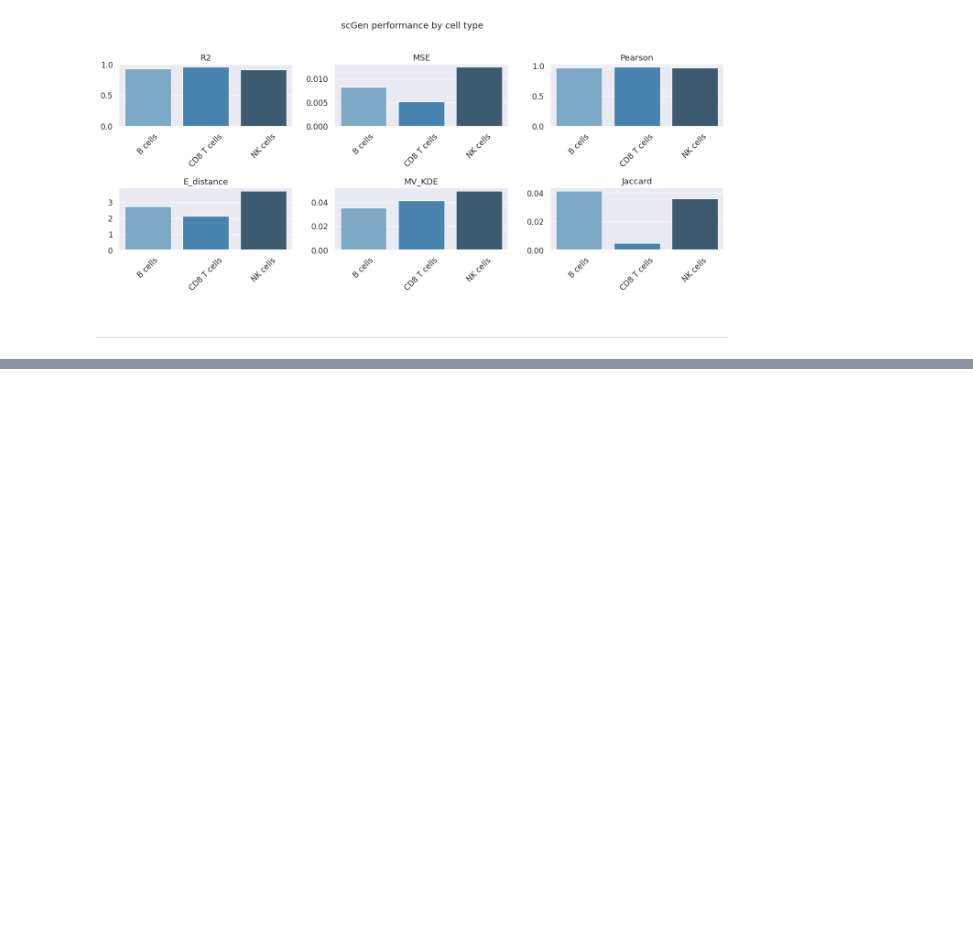
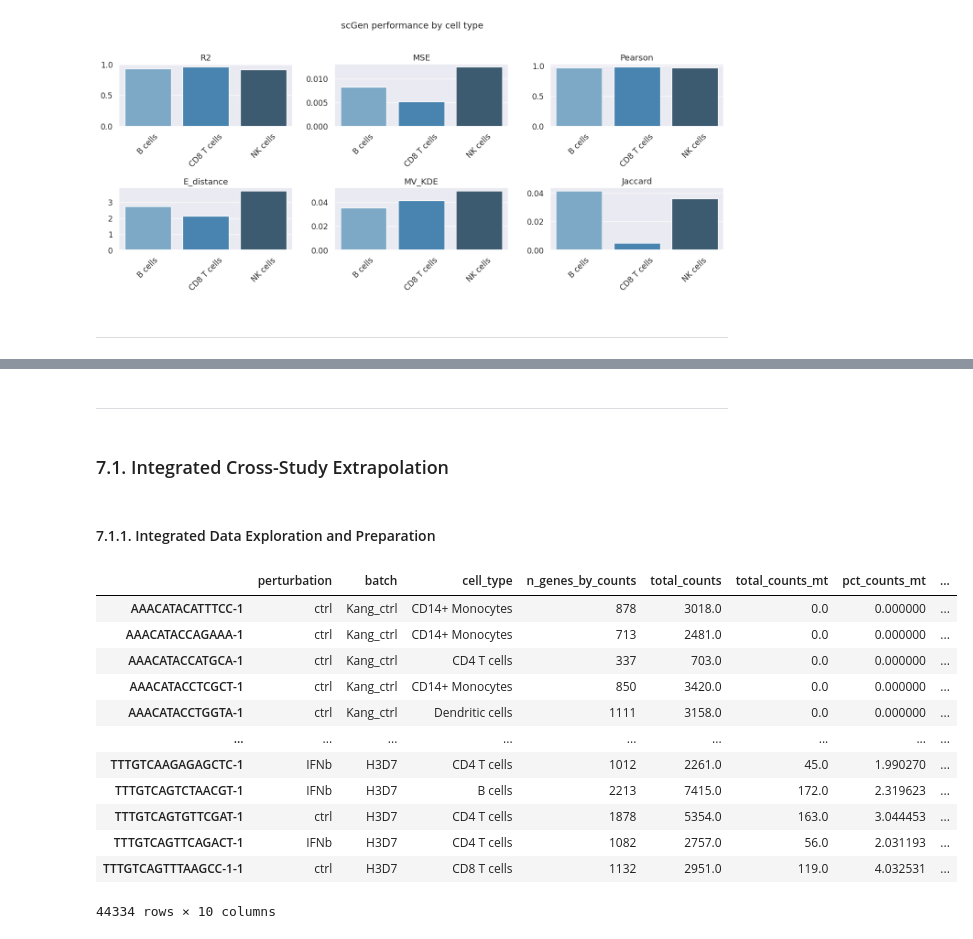
Before and after one commit to BiodataAnalysisGroup/virtual-tutorial-perturbation-modelling, a Jupyter notebook: 1_scGen/scGen_Tutorial_ECCB2025.ipynb, the cells around one changed output, grey strips where cells are left out. Saved outputs shown, nothing was run; the diff lists cells and outputs as text; code cells hidden in the pictures; blank space fills up the shorter version.

Commit message:
added cross-study to scGen notebook (+minor improvements)

```diff
--- a/1_scGen/scGen_Tutorial_ECCB2025.ipynb
+++ b/1_scGen/scGen_Tutorial_ECCB2025.ipynb
@@ -877,0 +924,24 @@ VBox(children=(SelectMultiple(description='cell types', options=('B cells', 'CD1
+# %% [markdown]
+---
+# %% [markdown]
+### 7.1. Ιntegrated Cross-Study Extrapolation
+# %% [markdown]
+#### 7.1.1. Integrated Data Exploration and Preparation
+# %%
+adata_scvi = sc.read("../data/Kang_Dong_integrated_filtered_final.h5ad") # loading the integrated and filtered Kang - Dong dataset
+
+adata_scvi.obs # viewing the cell metadata of the integrated dataset
+# %% [output]
+|  | perturbation | batch | cell_type | n_genes_by_counts | total_counts | total_counts_mt | pct_counts_mt | ... |
+| AAACATACATTTCC-1 | ctrl | Kang_ctrl | CD14+ Monocytes | 878 | 3018.0 | 0.0 | 0.000000 | ... |
+| AAACATACCAGAAA-1 | ctrl | Kang_ctrl | CD14+ Monocytes | 713 | 2481.0 | 0.0 | 0.000000 | ... |
+| AAACATACCATGCA-1 | ctrl | Kang_ctrl | CD4 T cells | 337 | 703.0 | 0.0 | 0.000000 | ... |
+| AAACATACCTCGCT-1 | ctrl | Kang_ctrl | CD14+ Monocytes | 850 | 3420.0 | 0.0 | 0.000000 | ... |
+| AAACATACCTGGTA-1 | ctrl | Kang_ctrl | Dendritic cells | 1111 | 3158.0 | 0.0 | 0.000000 | ... |
+| ... | ... | ... | ... | ... | ... | ... | ... | ... |
+| TTTGTCAAGAGAGCTC-1 | IFNb | H3D7 | CD4 T cells | 1012 | 2261.0 | 45.0 | 1.990270 | ... |
+| TTTGTCAGTCTAACGT-1 | IFNb | H3D7 | B cells | 2213 | 7415.0 | 172.0 | 2.319623 | ... |
+| TTTGTCAGTGTTCGAT-1 | ctrl | H3D7 | CD4 T cells | 1878 | 5354.0 | 163.0 | 3.044453 | ... |
+| TTTGTCAGTTCAGACT-1 | IFNb | H3D7 | CD4 T cells | 1082 | 2757.0 | 56.0 | 2.031193 | ... |
+| TTTGTCAGTTTAAGCC-1-1 | ctrl | H3D7 | CD8 T cells | 1132 | 2951.0 | 119.0 | 4.032531 | ... |
+44334 rows × 10 columns
```
Also changed, not shown: parts of 61 cells of this notebook.
